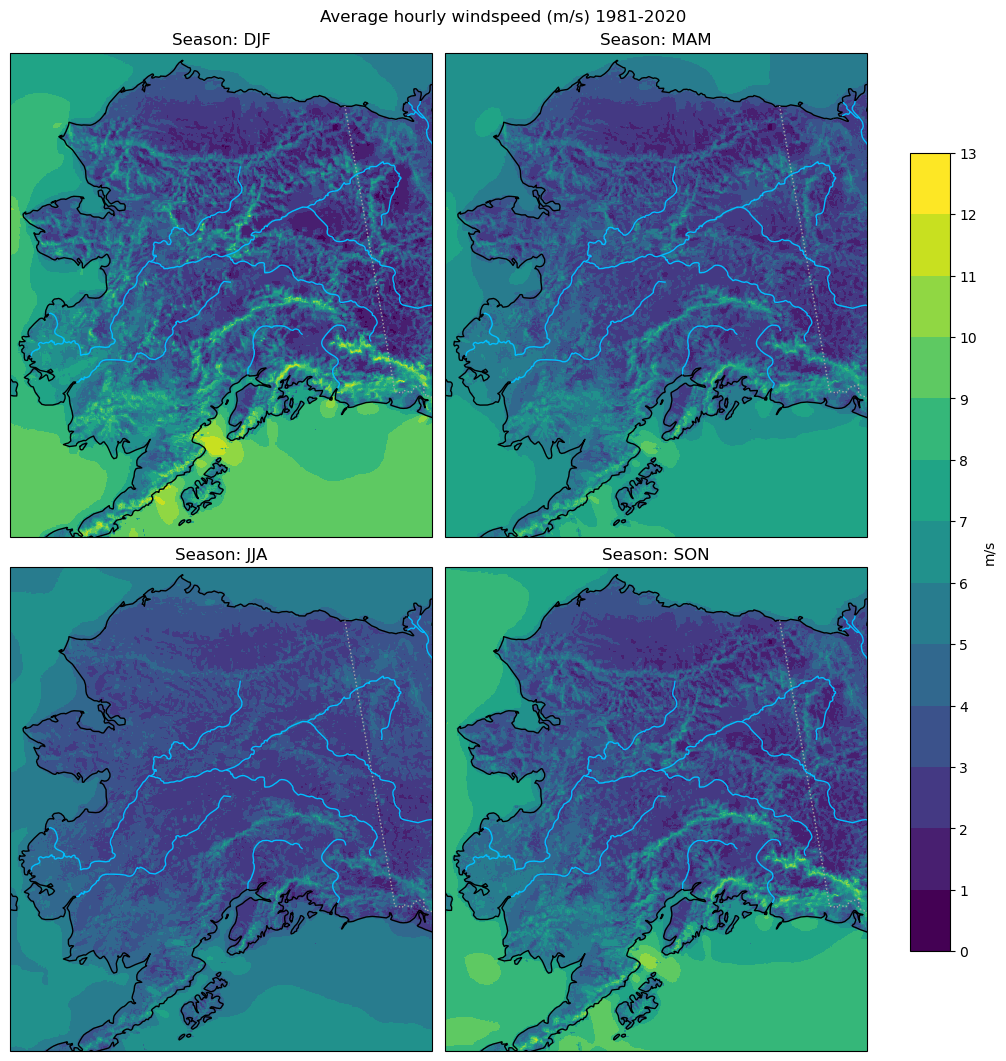
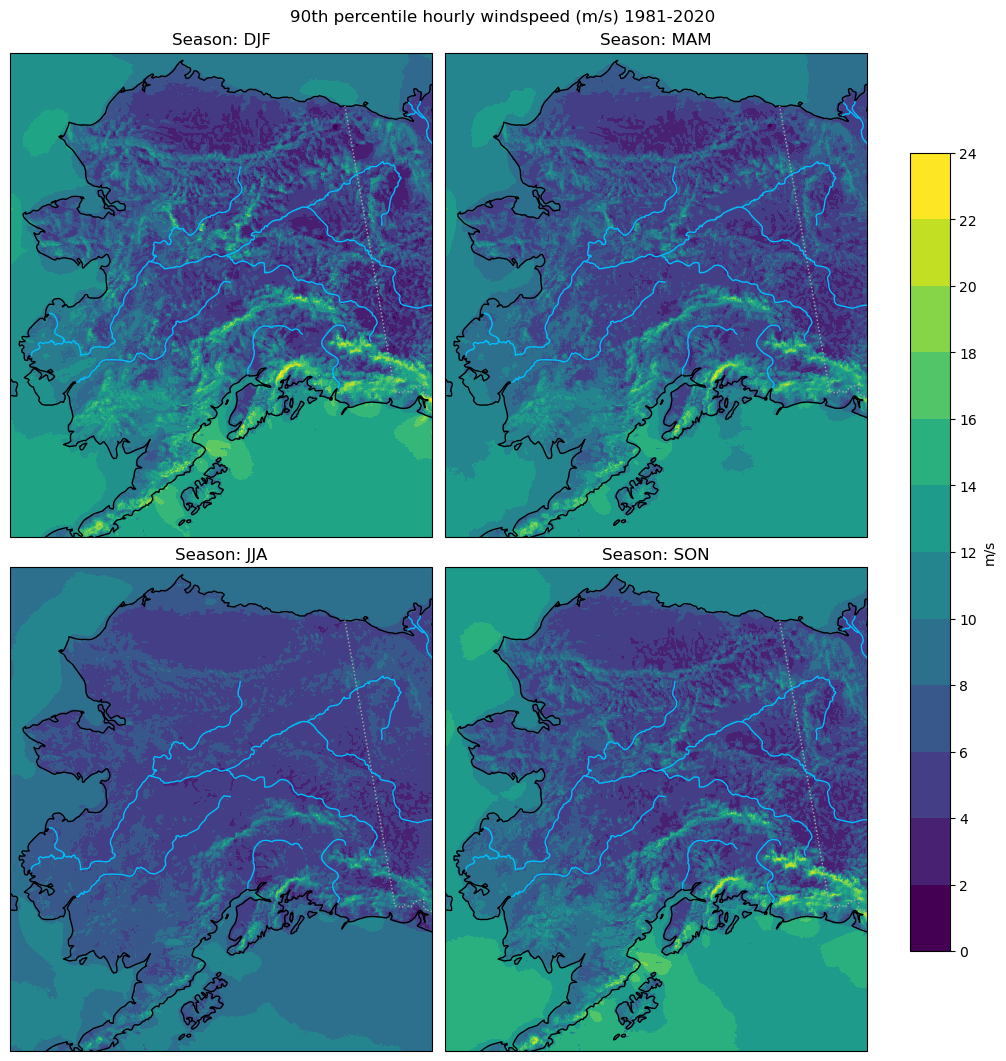
The change to this notebook cell's code, shown as a diff; its figure went from the first image to the second:
--- before
+++ after
@@ -1,3 +1,15 @@
-levels = list(range(14))
+levels = list(range(0,26,2))
+# seasons = ["DJF", "MAM", "JJA", "SON"]
+
+# fig, axes = plt.subplots(nrows=2, ncols=2, figsize=(14, 10))
+# for ssn, ax in zip(seasons, axes.flatten()):
+#     wind_byseason.sel(season=ssn).plot(
+#         levels=levels, cbar_kwargs={'ticks': levels},
+#         ax=ax)
+#     ax.axes.set_aspect('equal')
+#     ax.set_title(f"{ssn} 90th percentile wind speed (m/s)")
+
+
+
 seasons = ["DJF", "MAM", "JJA", "SON"]
 projection = ccrs.Stereographic(
@@ -25,4 +37,4 @@
                     shrink=0.8)
 cbar.set_label('m/s')
-fig.suptitle("Average hourly windspeed (m/s) 1981-2020")
+fig.suptitle("90th percentile hourly windspeed (m/s) 1981-2020")
 # fig.subplots_adjust(wspace=0.2, hspace=0.2)

Commit: extracting windspeed quantiles from ER5-4km data - TBD